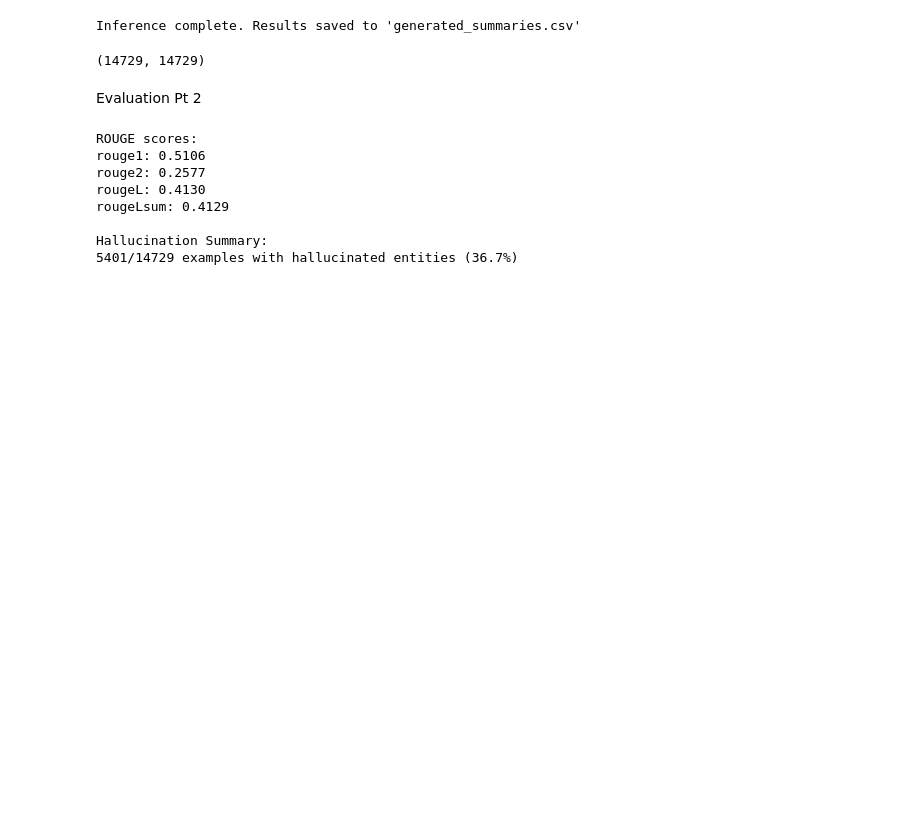
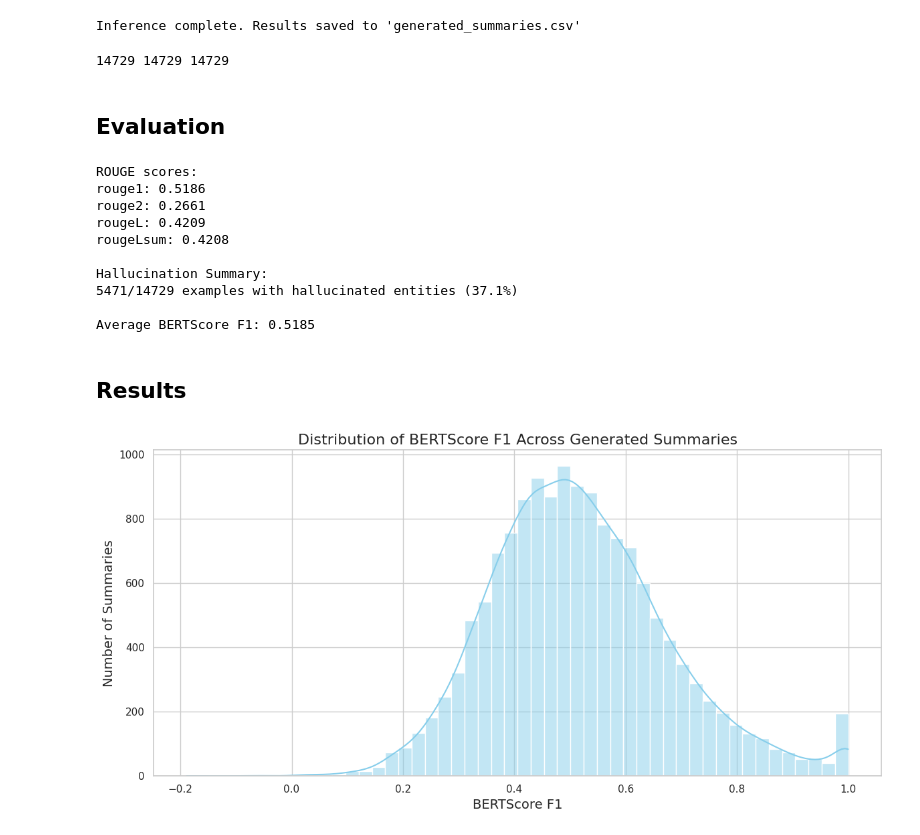
Before and after one commit to austin-mohn/tldr, a Jupyter notebook: TLDR.ipynb, the cells around one changed output. Cells and saved outputs as stored; diff of their text form; code cells hidden in the pictures; blank space fills up the shorter version.

```diff
--- a/TLDR.ipynb
+++ b/TLDR.ipynb
@@ -696,27 +731,18 @@ print("Inference complete. Results saved to 'generated_summaries.csv'")
 # %% [output]
 Inference complete. Results saved to 'generated_summaries.csv'
 # %%
-len(all_preds), len(all_hallucinations)
+print(len(df), len(all_preds), len(all_hallucinations))
 # %% [output]
-(14729, 14729)
+14729 14729 14729
-# %% [markdown]
-Evaluation Pt 2
+# %% [markdown]
+## Evaluation
 # %%
-import torch
-from evaluate import load
-import pandas as pd
-import spacy
-from tqdm import tqdm
-import numpy as np
-from transformers import BartTokenizer, BartForConditionalGeneration
-
 # Load model and tokenizer
 model_path = "./saved_model"
 tokenizer = BartTokenizer.from_pretrained(model_path, local_files_only=True)
 model = BartForConditionalGeneration.from_pretrained(model_path, local_files_only=True)
 
 # Load spaCy model for hallucination detection
-import spacy
 nlp = spacy.load("en_core_web_md")
 
 # Load full dataset from generated responses
@@ -758,6 +784,11 @@ results_df = pd.DataFrame({
 
 #results_df.to_csv("evaluation_output.csv", index=False)
 
+# Test BERTScore
+df = pd.read_csv("generated_summaries.csv")
+P, R, F1 = score(df["generated_summary"].tolist(), df["reference_summary"].tolist(), lang="en", rescale_with_baseline=True)
+df["bert_f1"] = F1
+
 # Print summary
 print("ROUGE scores:")
 for k, v in rouge_result.items():
@@ -766,12 +797,44 @@ for k, v in rouge_result.items():
 print("\nHallucination Summary:")
 num_hallucinated = sum(1 for h in hallucinations if h)
 print(f"{num_hallucinated}/{len(hallucinations)} examples with hallucinated entities ({100*num_hallucinated/len(hallucinations):.1f}%)")
+
+print(f"\nAverage BERTScore F1: {F1.mean():.4f}")
 # %% [output]
 ROUGE scores:
-rouge1: 0.5106
-rouge2: 0.2577
-rougeL: 0.4130
-rougeLsum: 0.4129
+rouge1: 0.5186
+rouge2: 0.2661
+rougeL: 0.4209
+rougeLsum: 0.4208
 
 Hallucination Summary:
-5401/14729 examples with hallucinated entities (36.7%)
+5471/14729 examples with hallucinated entities (37.1%)
+
+Average BERTScore F1: 0.5185
+# %% [markdown]
+## Results
+# %%
+# BERT-score distribution
+import matplotlib.pyplot as plt
+import seaborn as sns
+import pandas as pd
+
+# Make sure 'bert_f1' is numeric (skip if already done)
+df['bert_f1'] = pd.to_numeric(df['bert_f1'], errors='coerce')
+
+# Plot style
+sns.set(style="whitegrid")
+plt.figure(figsize=(12, 6))
+
+# Histogram with KDE
+sns.histplot(df['bert_f1'].dropna(), bins=50, color='skyblue', kde=True)
+
+# Title and labels
+plt.title("Distribution of BERTScore F1 Across Generated Summaries", fontsize=16)
+plt.xlabel("BERTScore F1", fontsize=14)
+plt.ylabel("Number of Summaries", fontsize=14)
+plt.grid(True)
+plt.tight_layout()
+
+plt.show()
+# %% [output]
+[figure, added]
```
Also changed, not shown: parts of 35 cells of this notebook.
